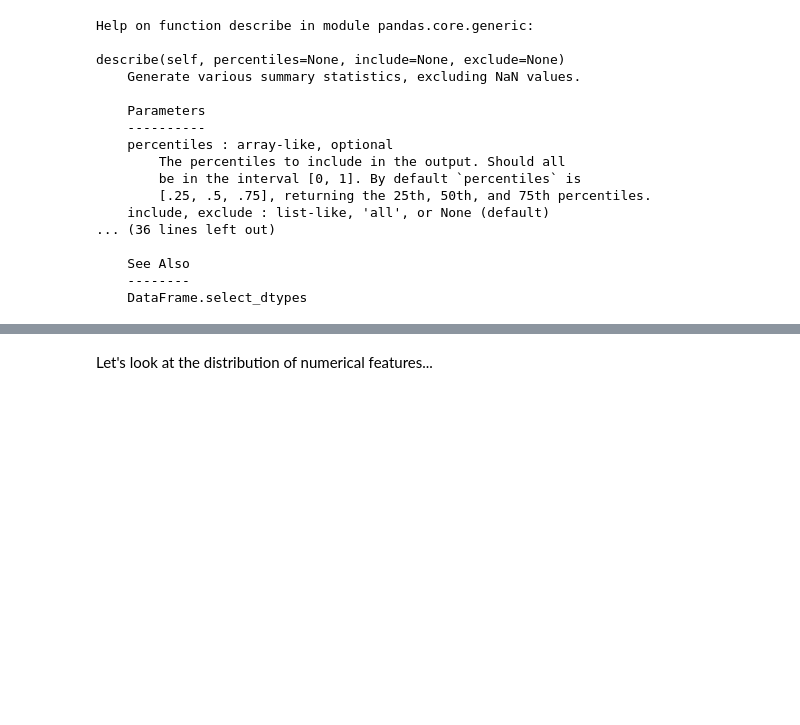
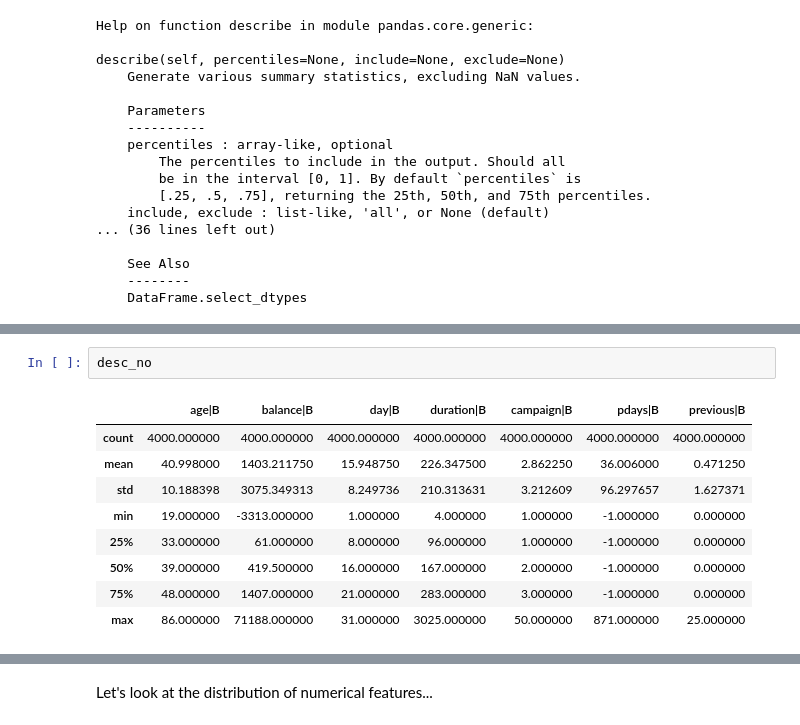
Before and after one commit to peterbengkui/DataProgramming, a Jupyter notebook: 09-Machine-Learning-II/DataPrepExample.ipynb, the cells around one changed output, grey strips where cells are left out. Saved outputs shown, nothing was run; the diff lists cells and outputs as text; blank space fills up the shorter version.

```diff
--- a/09-Machine-Learning-II/DataPrepExample.ipynb
+++ b/09-Machine-Learning-II/DataPrepExample.ipynb
@@ -159,0 +180,12 @@ desc_no  = df[df.y=='no'].describe().rename_axis(lambda c: "%s|B"%c, axis='colum
+# %%
+desc_no
+# %% [output]
+|  | age|B | balance|B | day|B | duration|B | campaign|B | pdays|B | previous|B |
+| count | 4000.000000 | 4000.000000 | 4000.000000 | 4000.000000 | 4000.000000 | 4000.000000 | 4000.000000 |
+| mean | 40.998000 | 1403.211750 | 15.948750 | 226.347500 | 2.862250 | 36.006000 | 0.471250 |
+| std | 10.188398 | 3075.349313 | 8.249736 | 210.313631 | 3.212609 | 96.297657 | 1.627371 |
+| min | 19.000000 | -3313.000000 | 1.000000 | 4.000000 | 1.000000 | -1.000000 | 0.000000 |
+| 25% | 33.000000 | 61.000000 | 8.000000 | 96.000000 | 1.000000 | -1.000000 | 0.000000 |
+| 50% | 39.000000 | 419.500000 | 16.000000 | 167.000000 | 2.000000 | -1.000000 | 0.000000 |
+| 75% | 48.000000 | 1407.000000 | 21.000000 | 283.000000 | 3.000000 | -1.000000 | 0.000000 |
+| max | 86.000000 | 71188.000000 | 31.000000 | 3025.000000 | 50.000000 | 871.000000 | 25.000000 |
```
Also changed, not shown: parts of 22 cells of this notebook.
